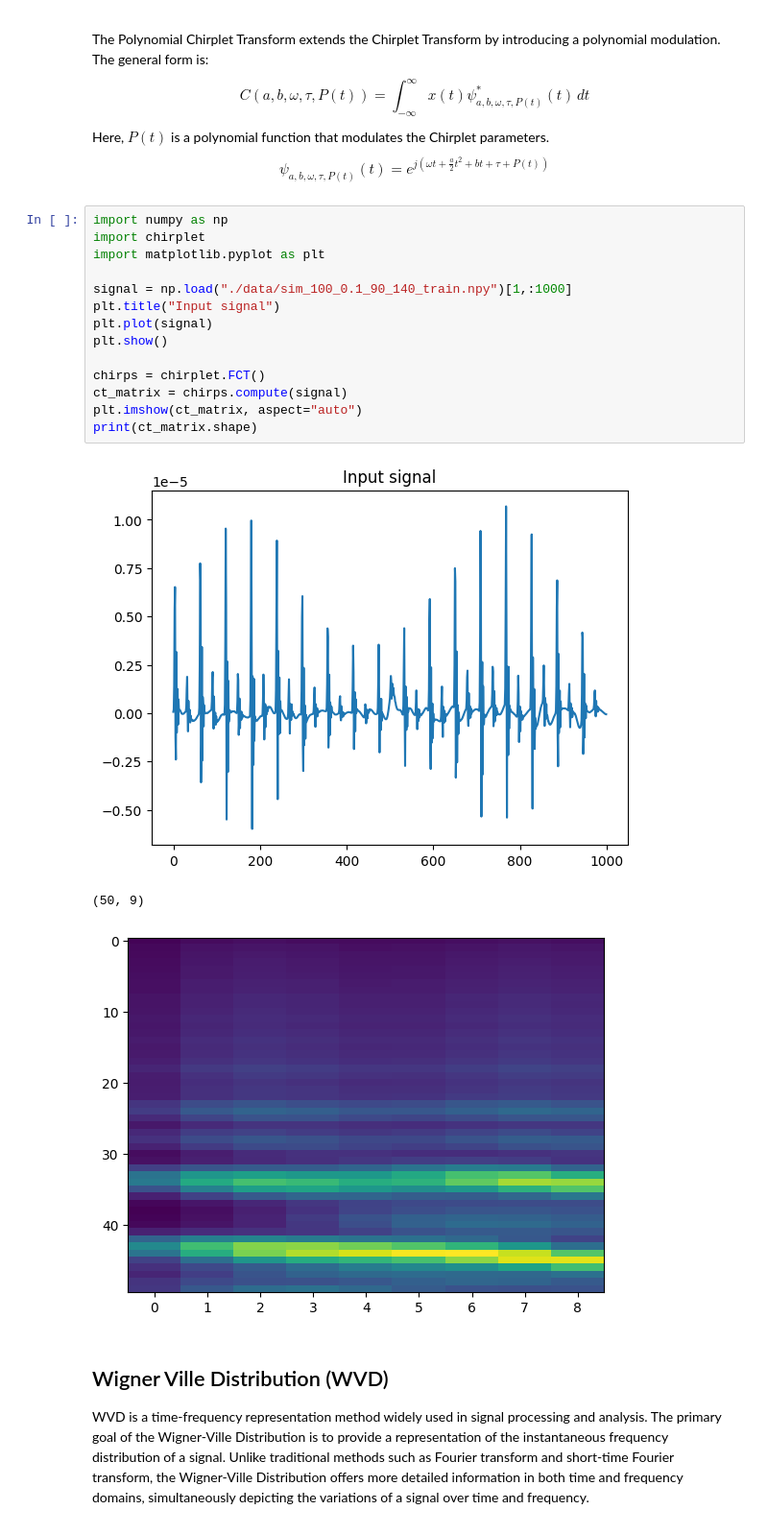
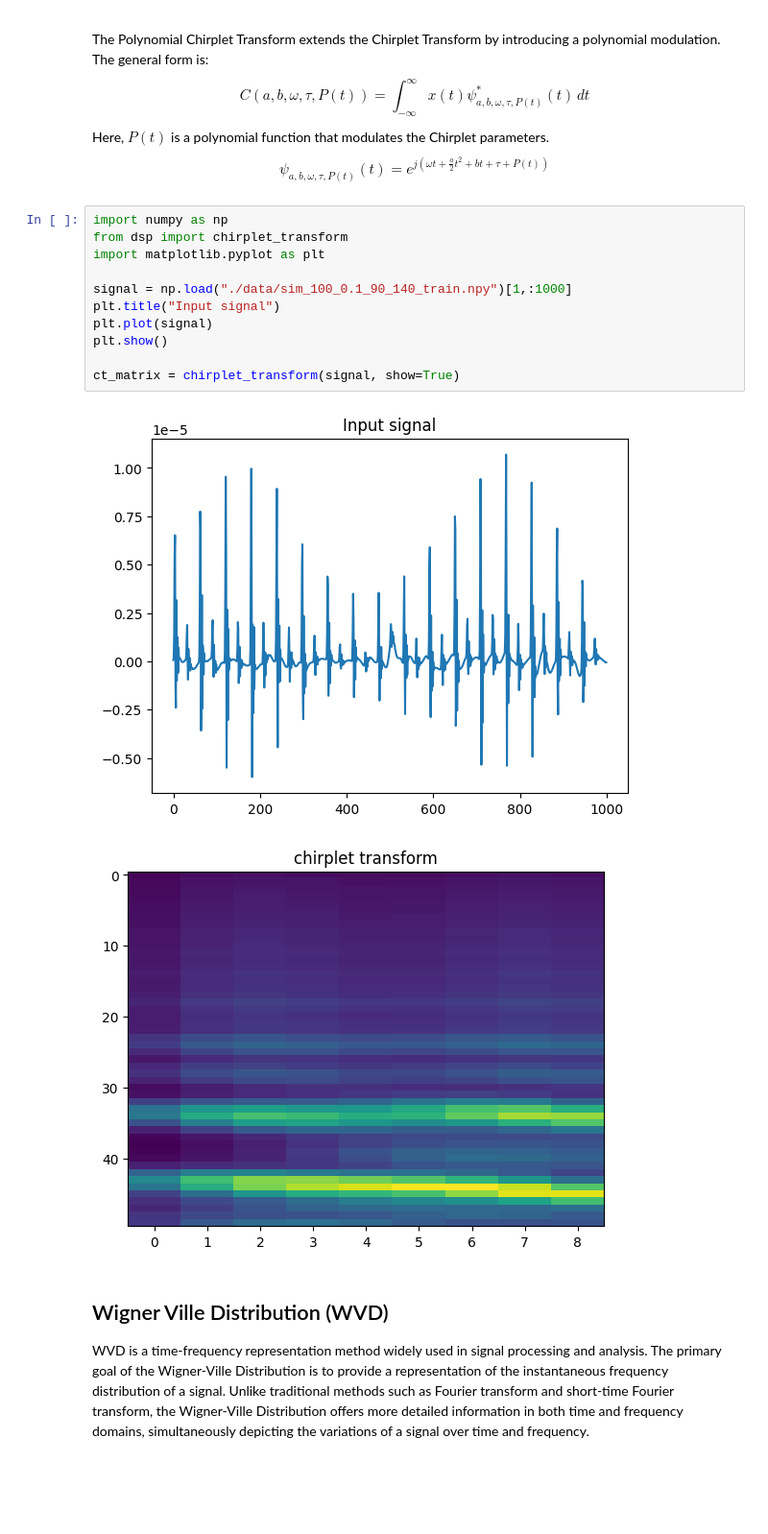
Before and after one commit to darcy1zhang/Tutorial, a Jupyter notebook: Example.ipynb, the cells around one changed output. Shown at 96% size. Drawn from its saved outputs; the diff is of its cells as text; blank space fills up the shorter version.

```diff
--- a/Example.ipynb
+++ b/Example.ipynb
@@ -421,22 +421,18 @@ $$
 $$
 # %%
 import numpy as np
-import chirplet
+from dsp import chirplet_transform
 import matplotlib.pyplot as plt
 
 signal = np.load("./data/sim_100_0.1_90_140_train.npy")[1,:1000]
 plt.title("Input signal")
 plt.plot(signal)
 plt.show()
 
-chirps = chirplet.FCT()
-ct_matrix = chirps.compute(signal)
-plt.imshow(ct_matrix, aspect="auto")
-print(ct_matrix.shape)
+ct_matrix = chirplet_transform(signal, show=True)
 # %% [output]
 [figure]
-(50, 9)
-[figure, old version]
+[figure, new version]
 # %% [markdown]
 ## Wigner Ville Distribution (WVD)
 
```
Also changed, not shown: parts of 2 cells of this notebook, 1 other file.
